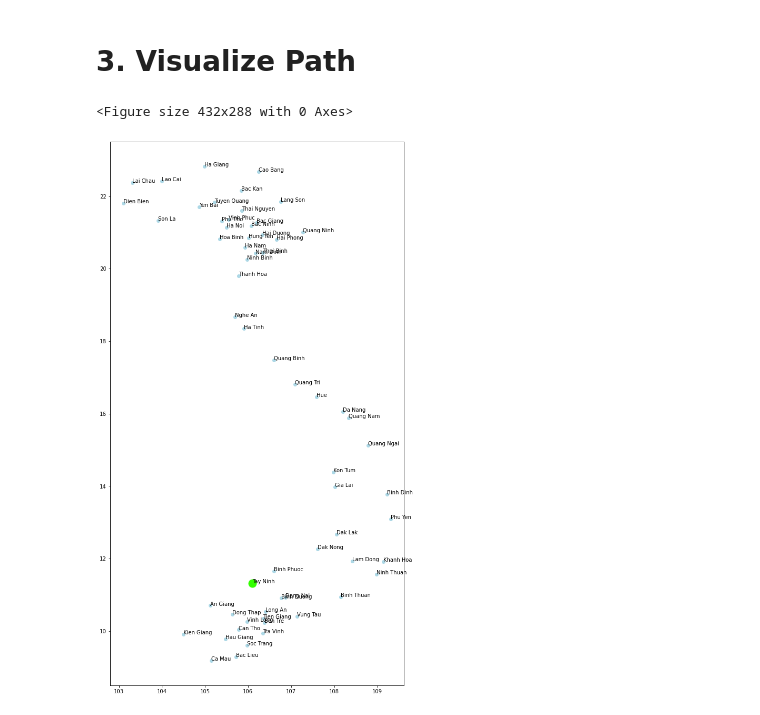
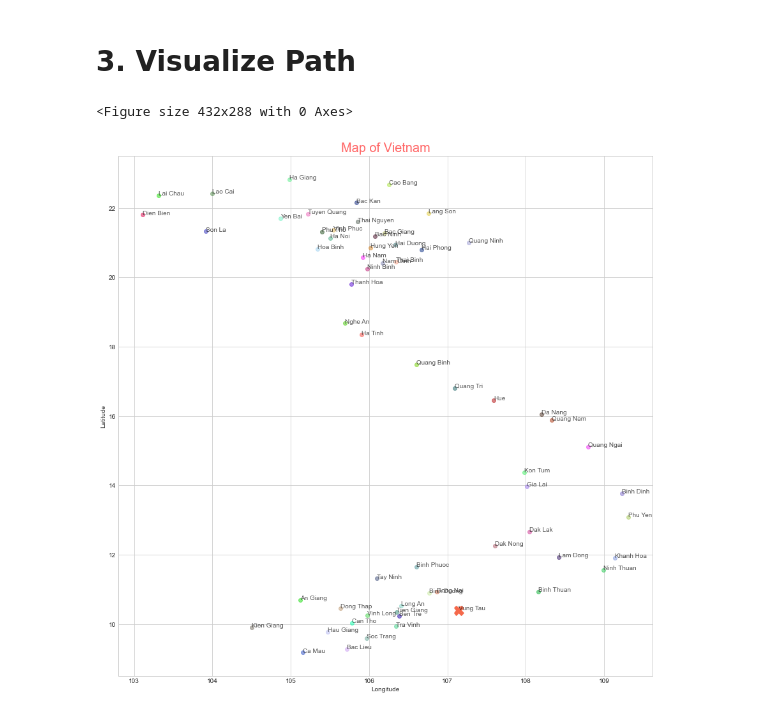
Before and after one commit to tuanlda78202/TP, a Jupyter notebook: Demo /A_star/Penultimate Astar/tuanlda78202/Final_Algorithm_tuanlda78202.ipynb, the cells around one changed output. Saved outputs shown, nothing was run; the diff lists cells and outputs as text; code cells hidden in the pictures.

```diff
--- a/Demo /A_star/Penultimate Astar/tuanlda78202/Final_Algorithm_tuanlda78202.ipynb
+++ b/Demo /A_star/Penultimate Astar/tuanlda78202/Final_Algorithm_tuanlda78202.ipynb
@@ -439,41 +427,40 @@ Cost: 583.7918281125001
 # %% [markdown]
 # 3. Visualize Path
 # %%
-# Save a gif picture represent scanned warehouse to find optimal path
+# Function save a GIF picture represent scanned warehouse to find optimal path
 def save_path():
     %matplotlib inline
+    # change style plt
+    plt.style.available
+    plt.style.use('seaborn-whitegrid')
+
     fig = plt.figure()
-    fig,axes = plt.subplots(figsize = (10,19))
+    fig,axes = plt.subplots(figsize = (15,15))
+
     for j in range (1,len(latitude)):
-        axes.scatter(longitude[j], latitude[j], c = 'lightblue')
-        axes.text(longitude[j], latitude[j],province[j])
-    line, = axes.plot([],[],color = '#33FF00',marker='.',markersize=30)
+        rgb = np.random.rand(3,)
+        axes.scatter(longitude[j], latitude[j], c = [rgb], alpha = 0.5)
+        axes.text(longitude[j], latitude[j],province[j], fontsize = 10, alpha = 0.8)
+
+    plt.axis([100,112,8,30])
+    plt.axis("tight")
+
+    # label
+    plt.title("Map of Vietnam", color = "red",fontsize = 20, alpha = 0.6)
+    plt.xlabel("Longitude", fontsize = 10)
+    plt.ylabel("Latitude", fontsize = 10)
+    line, = axes.plot([],[],color = '#F5694B',marker='X',markersize = 15)
+
     def animate(i):
         x = long_check[i]
         y = lat_check[i]
-        print(x,y)
         line.set_data(x,y)
         return line,
     anim = FuncAnimation(fig, animate, frames = len(long_check), interval = 300, blit = True)
     anim.save('path.gif', writer = 'pillow')
-# %%
-%matplotlib inline
-
-fig = plt.figure()
-fig,axes = plt.subplots(figsize = (10,19))
-for j in range (1,len(latitude)):
-    axes.scatter(longitude[j], latitude[j], c = 'lightblue')
-    axes.text(longitude[j], latitude[j],province[j])
-line, = axes.plot([],[],color = '#33FF00',marker='.',markersize=30)
-def animate(i):
-    x = long_check[i]
-    y = lat_check[i]
-    line.set_data(x,y)
-    return line,
-
-anim = FuncAnimation(fig, animate, frames = len(long_check), interval = 300, blit = True)
-# Save GIF
-anim.save('path.gif', writer = 'pillow')
-# %% [output]
-<Figure size 432x288 with 0 Axes>
-[figure, removed]
+# %%
+# Run to plot
+save_path()
+# %% [output]
+<Figure size 432x288 with 0 Axes>
+[figure, added]
```
Also changed, not shown: parts of 5 cells of this notebook, 1 other file.
